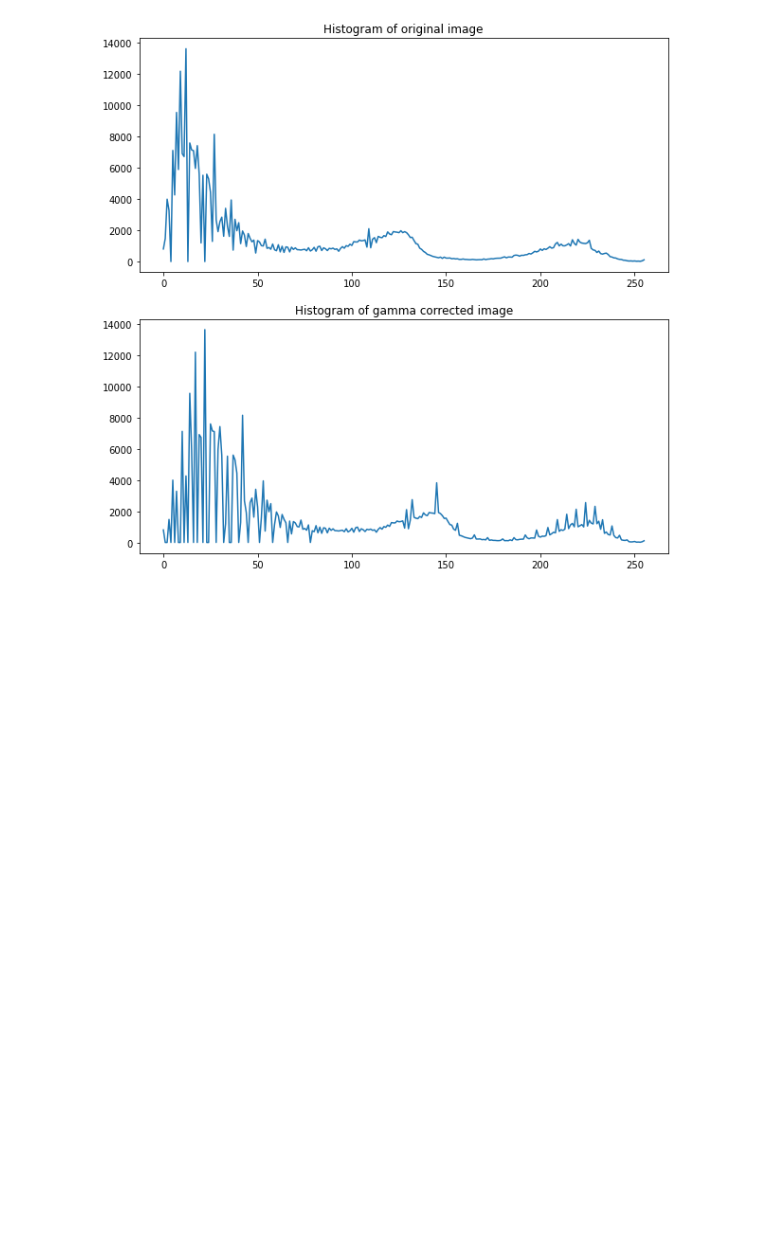
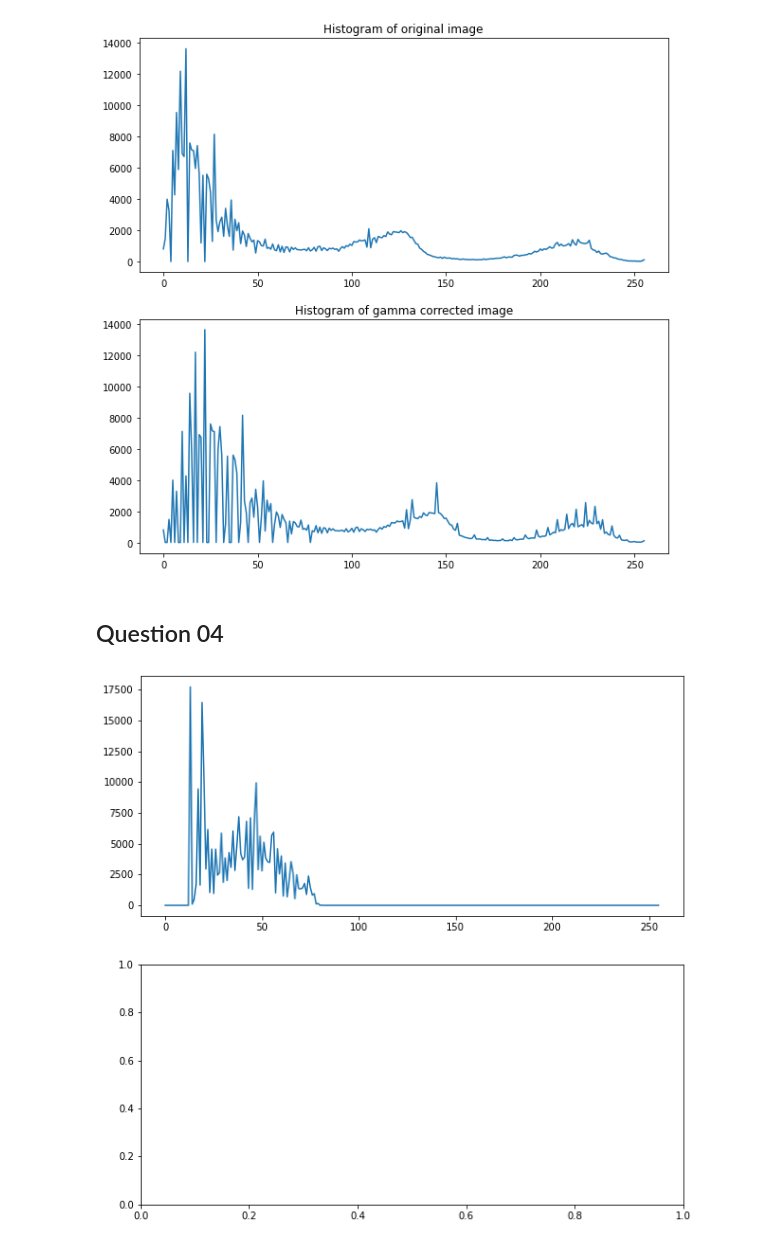
Before and after one commit to shivankapriyashan/EN2250-Fundamentals-of-Image-Processing-and-Machine-Vision, a Jupyter notebook: Assignment_01/Assignment 01 - Intensity transformations and neighborhood filtering.ipynb, the cells around one changed output. Cells and saved outputs as stored; diff of their text form; code cells hidden in the pictures; blank space fills up the shorter version.

```diff
--- a/Assignment_01/Assignment 01 - Intensity transformations and neighborhood filtering.ipynb
+++ b/Assignment_01/Assignment 01 - Intensity transformations and neighborhood filtering.ipynb
@@ -165,3 +165,19 @@ plt.show()
 [figure]
 [figure]
 [figure]
+# %% [markdown]
+## Question 04
+# %%
+src = cv.imread(r"D:/04 SEMESTER/EN2550 Fundamentals of Image Processing and Machine Vision/Assignment 01 - Intensity transformation and neighborhood filtering/shells.png",cv.IMREAD_GRAYSCALE)
+assert src is not None
+
+
+hist_1 = cv.calcHist([src],[0],None,[256],[0,256])
+
+fig, ax = plt.subplots(2,1,figsize=(10,10))
+
+ax[0].plot(hist_1)
+
+plt.show()
+# %% [output]
+[figure, added]
```
